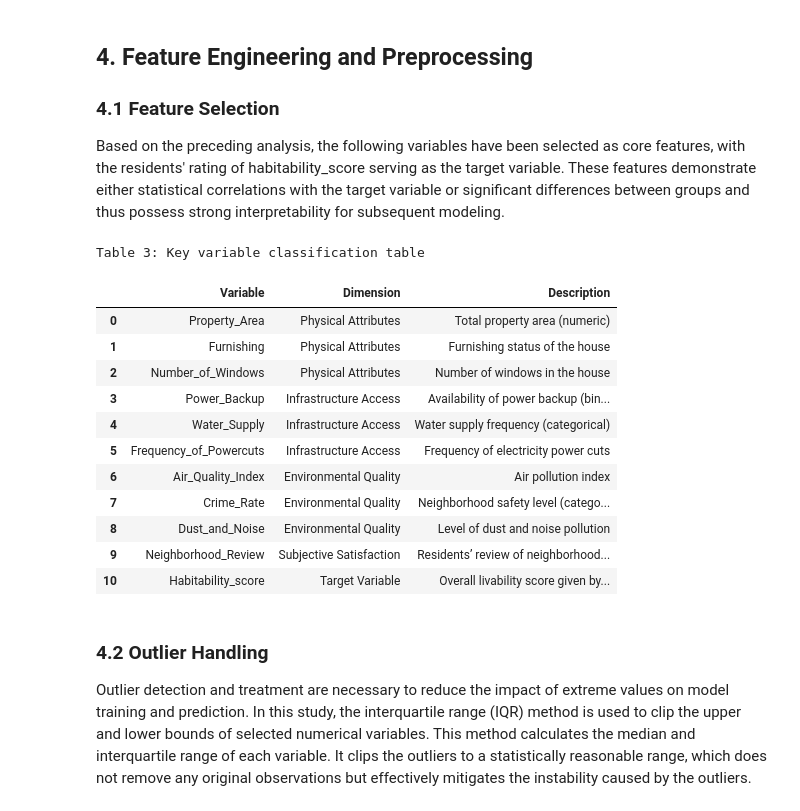
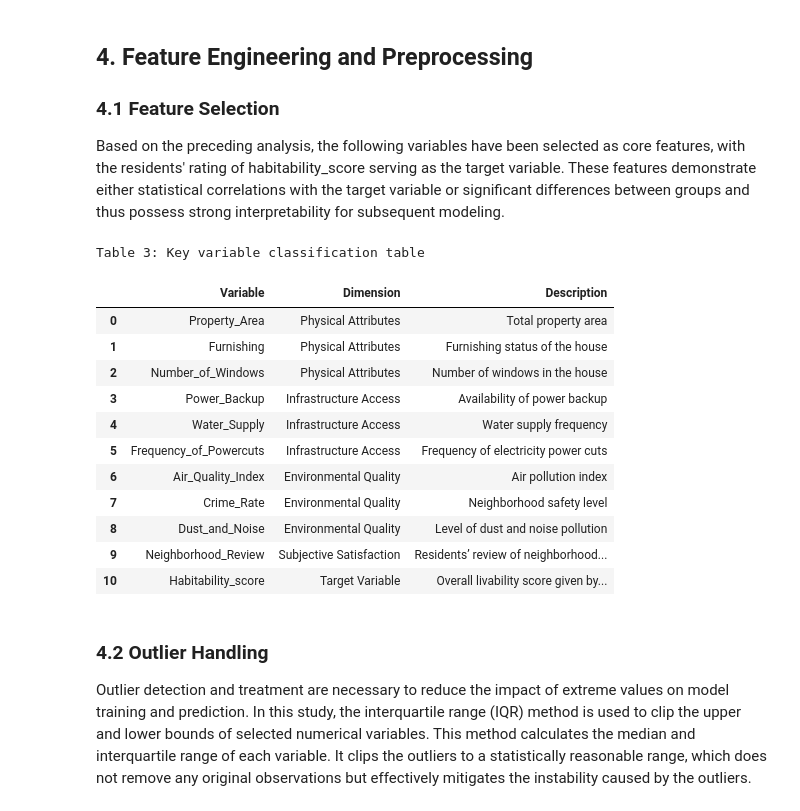
Before and after one commit to qszhao/PTUA2025, a Jupyter notebook: UA_Assignment_2921209P.ipynb, the cells around one changed output. Drawn from its saved outputs; the diff is of its cells as text; code cells hidden in the pictures.

```diff
--- a/UA_Assignment_2921209P.ipynb
+++ b/UA_Assignment_2921209P.ipynb
@@ -271,45 +299,45 @@ df_clean = clean_data(df)
 
 variable_info = pd.DataFrame({
     'Variable': [
         'Property_Area', 'Furnishing', 'Number_of_Windows',
         'Power_Backup', 'Water_Supply', 'Frequency_of_Powercuts',
         'Air_Quality_Index', 'Crime_Rate', 'Dust_and_Noise', 'Neighborhood_Review',
         'Habitability_score'
     ],
     'Dimension': [
         'Physical Attributes', 'Physical Attributes', 'Physical Attributes',
         'Infrastructure Access', 'Infrastructure Access', 'Infrastructure Access',
         'Environmental Quality', 'Environmental Quality', 'Environmental Quality', 'Subjective Satisfaction',
         'Target Variable'
     ],
     'Description': [
-        'Total property area (numeric)',
+        'Total property area',
         'Furnishing status of the house',
         'Number of windows in the house',
-        'Availability of power backup (binary)',
-        'Water supply frequency (categorical)',
+        'Availability of power backup',
+        'Water supply frequency',
         'Frequency of electricity power cuts',
         'Air pollution index',
-        'Neighborhood safety level (categorical)',
+        'Neighborhood safety level',
         'Level of dust and noise pollution',
         'Residents’ review of neighborhood environment',
         'Overall livability score given by residents'
     ]
 })
 
 print("Table 3: Key variable classification table")
 display(variable_info)
 # %% [output]
 Table 3: Key variable classification table
 |  | Variable | Dimension | Description |
-| 0 | Property_Area | Physical Attributes | Total property area (numeric) |
+| 0 | Property_Area | Physical Attributes | Total property area |
 | 1 | Furnishing | Physical Attributes | Furnishing status of the house |
 | 2 | Number_of_Windows | Physical Attributes | Number of windows in the house |
-| 3 | Power_Backup | Infrastructure Access | Availability of power backup (bin... |
-| 4 | Water_Supply | Infrastructure Access | Water supply frequency (categorical) |
+| 3 | Power_Backup | Infrastructure Access | Availability of power backup |
+| 4 | Water_Supply | Infrastructure Access | Water supply frequency |
 | 5 | Frequency_of_Powercuts | Infrastructure Access | Frequency of electricity power cuts |
 | 6 | Air_Quality_Index | Environmental Quality | Air pollution index |
-| 7 | Crime_Rate | Environmental Quality | Neighborhood safety level (catego... |
+| 7 | Crime_Rate | Environmental Quality | Neighborhood safety level |
 | 8 | Dust_and_Noise | Environmental Quality | Level of dust and noise pollution |
 | 9 | Neighborhood_Review | Subjective Satisfaction | Residents’ review of neighborhood... |
 | 10 | Habitability_score | Target Variable | Overall livability score given by... |
```
Also changed, not shown: parts of 8 cells of this notebook.
